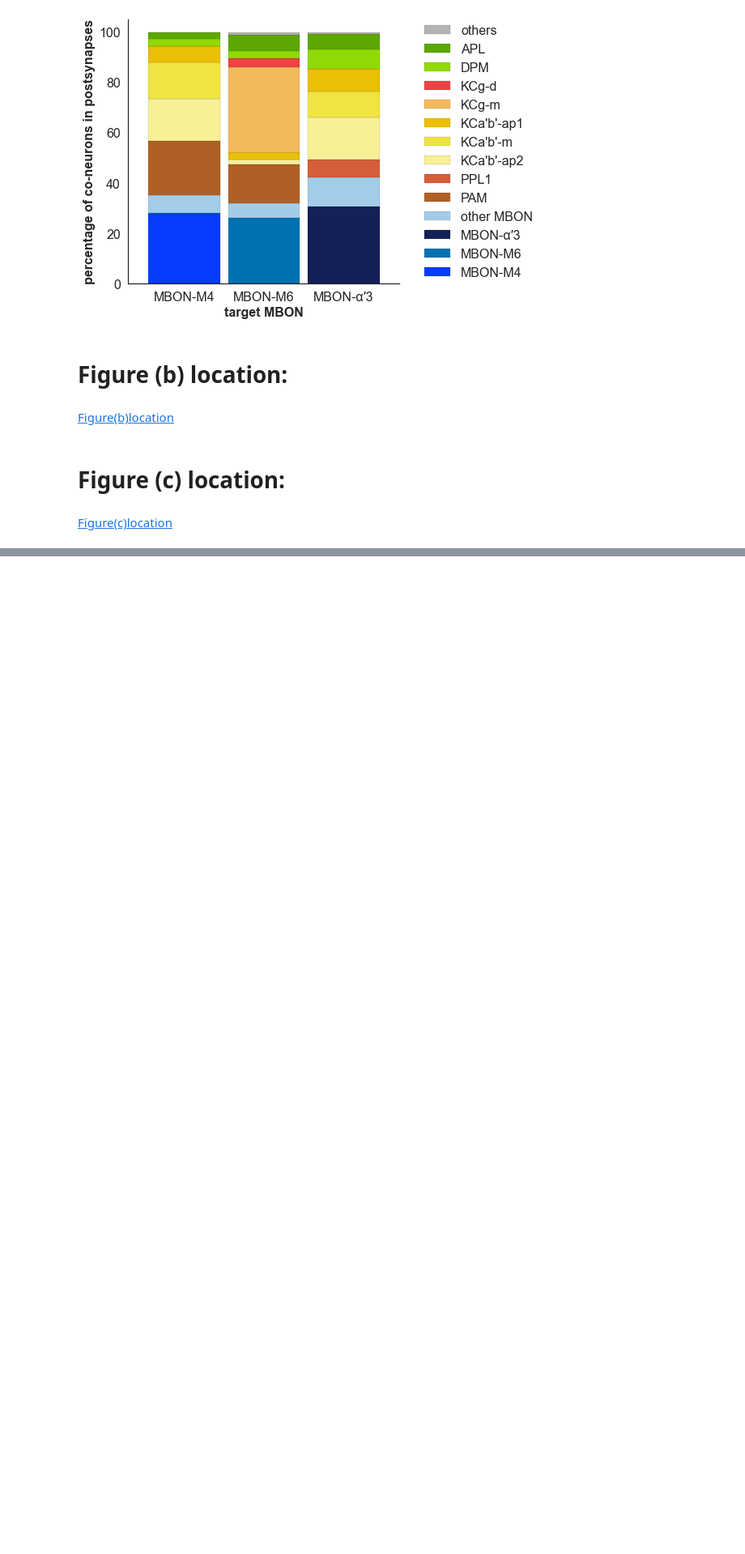
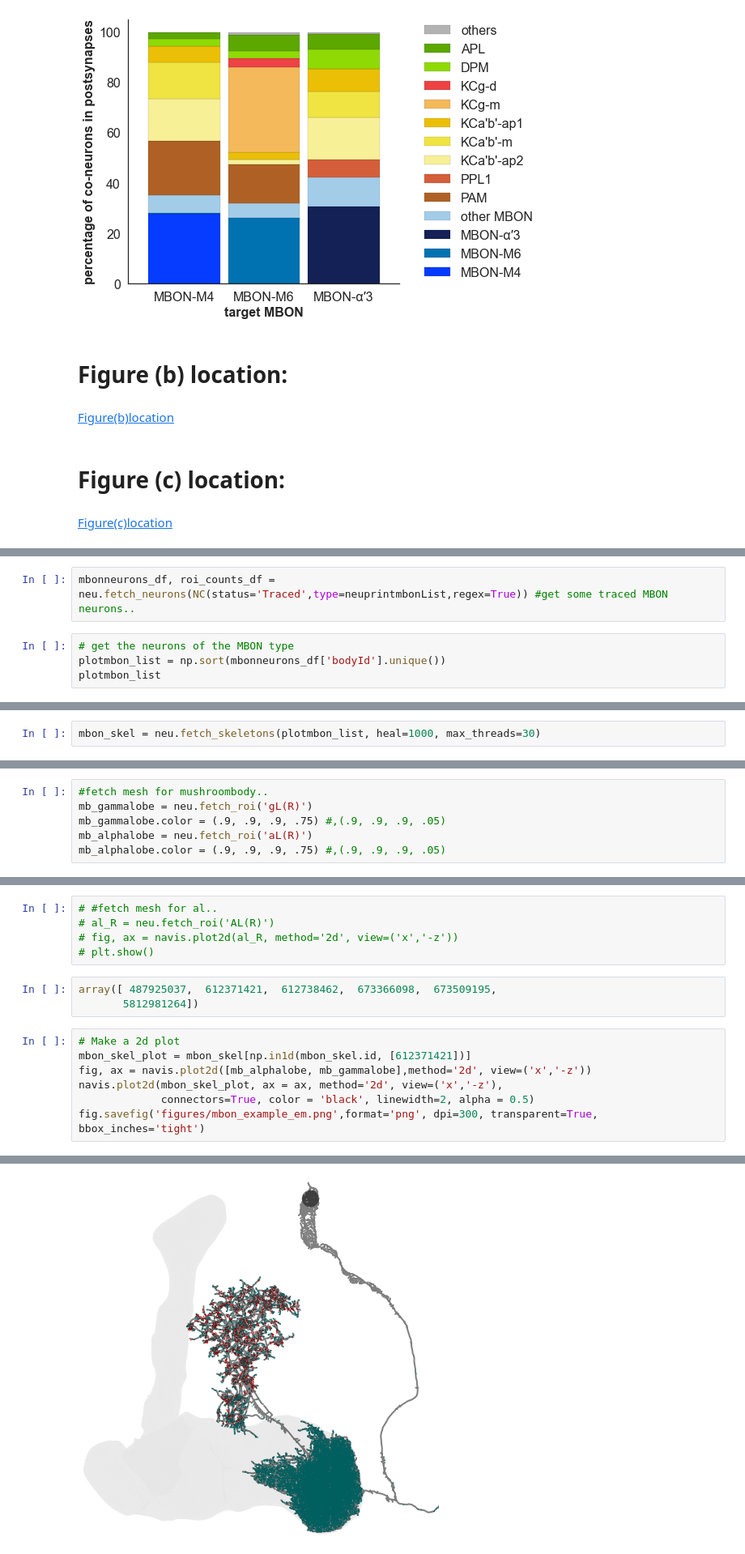
Before and after one commit to jagannathancolabs/2022_postsynapticplasticity, a Jupyter notebook: python/kcmbon_postsynapticspecificity.ipynb, the cells around one changed output, grey strips where cells are left out. Shown at 81% size. Saved outputs shown, nothing was run; the diff lists cells and outputs as text; blank space fills up the shorter version.

```diff
--- a/python/kcmbon_postsynapticspecificity.ipynb
+++ b/python/kcmbon_postsynapticspecificity.ipynb
@@ -762,0 +772,6 @@ plt.savefig('figures/mbon_parsing_specificity.png', dpi=300, bbox_inches='tight'
+# %%
+mbonneurons_df, roi_counts_df = neu.fetch_neurons(NC(status='Traced',type=neuprintmbonList,regex=True)) #get some traced MBON neurons..
+# %%
+# get the neurons of the MBON type
+plotmbon_list = np.sort(mbonneurons_df['bodyId'].unique())
+plotmbon_list
@@ -762,0 +781,2 @@ plt.savefig('figures/mbon_parsing_specificity.png', dpi=300, bbox_inches='tight'
+# %%
+mbon_skel = neu.fetch_skeletons(plotmbon_list, heal=1000, max_threads=30)
@@ -762,0 +796,6 @@ plt.savefig('figures/mbon_parsing_specificity.png', dpi=300, bbox_inches='tight'
+# %%
+#fetch mesh for mushroombody..
+mb_gammalobe = neu.fetch_roi('gL(R)')
+mb_gammalobe.color = (.9, .9, .9, .75) #,(.9, .9, .9, .05)
+mb_alphalobe = neu.fetch_roi('aL(R)')
+mb_alphalobe.color = (.9, .9, .9, .75) #,(.9, .9, .9, .05)
@@ -762,0 +813,16 @@ plt.savefig('figures/mbon_parsing_specificity.png', dpi=300, bbox_inches='tight'
+# %%
+# #fetch mesh for al..
+# al_R = neu.fetch_roi('AL(R)')
+# fig, ax = navis.plot2d(al_R, method='2d', view=('x','-z'))
+# plt.show()
+# %%
+array([ 487925037,  612371421,  612738462,  673366098,  673509195,
+       5812981264])
+# %%
+# Make a 2d plot
+mbon_skel_plot = mbon_skel[np.in1d(mbon_skel.id, [612371421])]
+fig, ax = navis.plot2d([mb_alphalobe, mb_gammalobe],method='2d', view=('x','-z'))
+navis.plot2d(mbon_skel_plot, ax = ax, method='2d', view=('x','-z'),
+             connectors=True, color = 'black', linewidth=2, alpha = 0.5)
+fig.savefig('figures/mbon_example_em.png',format='png', dpi=300, transparent=True, bbox_inches='tight')
+# %% [output]
@@ -762,0 +831 @@ plt.savefig('figures/mbon_parsing_specificity.png', dpi=300, bbox_inches='tight'
+[figure, added]
```
Also changed, not shown: parts of 26 cells of this notebook, 16 other files.
